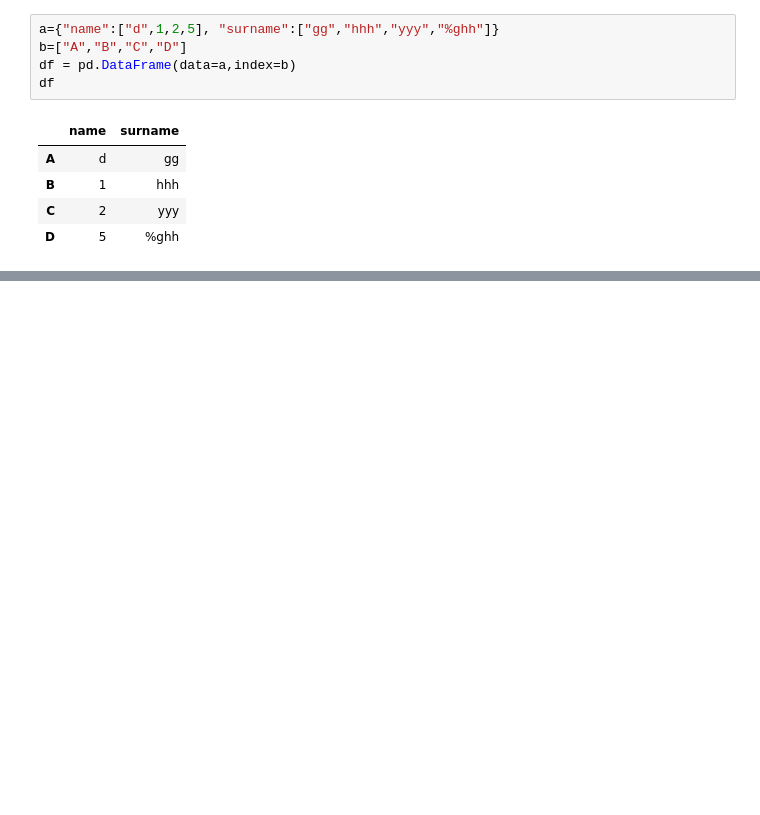
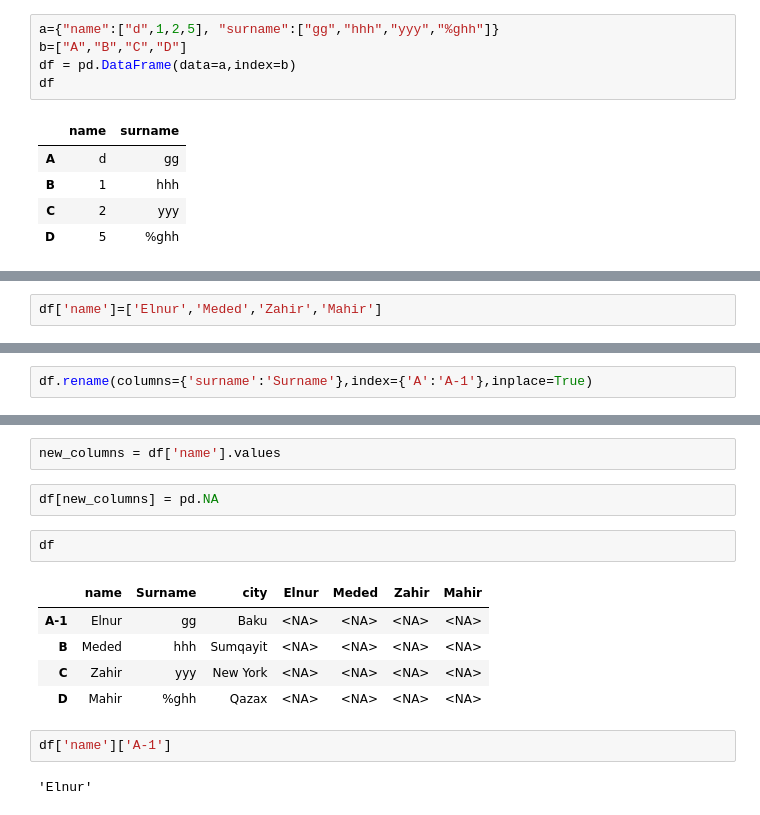
Before and after one commit to easgarli/datascience_bootcamp, a Jupyter notebook: Pandas.ipynb, the cells around one changed output, grey strips where cells are left out. Saved outputs shown, nothing was run; the diff lists cells and outputs as text; blank space fills up the shorter version.

```diff
--- a/Pandas.ipynb
+++ b/Pandas.ipynb
@@ -58,0 +82,2 @@ df["name"]["A"]
+# %%
+df['name']=['Elnur','Meded','Zahir','Mahir']
@@ -58,0 +92,2 @@ df["name"]["A"]
+# %%
+df.rename(columns={'surname':'Surname'},index={'A':'A-1'},inplace=True)
@@ -58,0 +102,16 @@ df["name"]["A"]
+# %%
+new_columns = df['name'].values
+# %%
+df[new_columns] = pd.NA
+# %%
+df
+# %% [output]
+|  | name | Surname | city | Elnur | Meded | Zahir | Mahir |
+| A-1 | Elnur | gg | Baku | <NA> | <NA> | <NA> | <NA> |
+| B | Meded | hhh | Sumqayit | <NA> | <NA> | <NA> | <NA> |
+| C | Zahir | yyy | New York | <NA> | <NA> | <NA> | <NA> |
+| D | Mahir | %ghh | Qazax | <NA> | <NA> | <NA> | <NA> |
+# %%
+df['name']['A-1']
+# %% [output]
+'Elnur'
```
Also changed, not shown: parts of 8 cells of this notebook, 3 other files.
